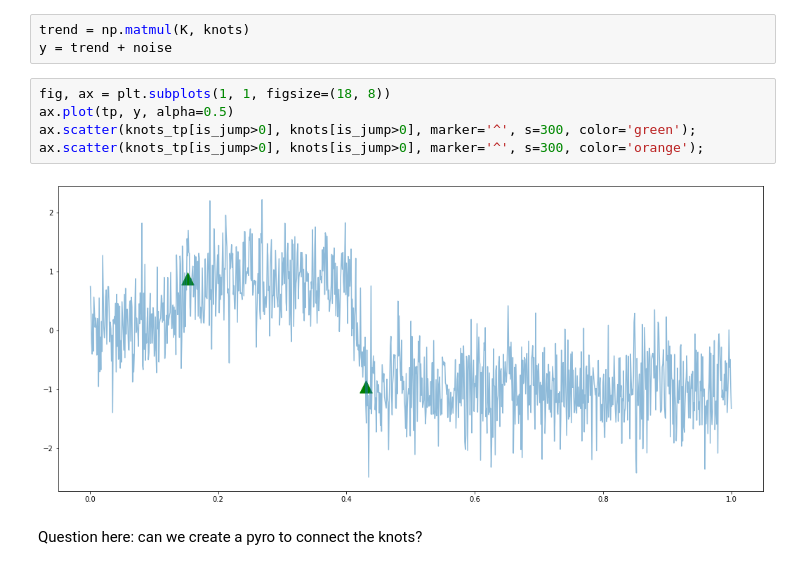
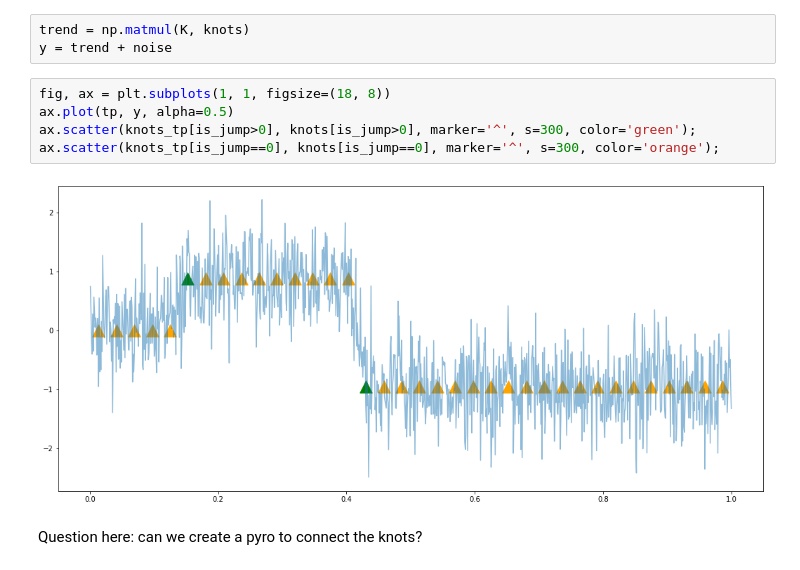
Before and after one commit to edwinnglabs/ts_playground, a Jupyter notebook: notebooks/Change Point.ipynb, the cells around one changed output. Cells and saved outputs as stored; diff of their text form.

```diff
--- a/notebooks/Change Point.ipynb
+++ b/notebooks/Change Point.ipynb
@@ -81,10 +81,10 @@ y = trend + noise
 # %%
 fig, ax = plt.subplots(1, 1, figsize=(18, 8))
 ax.plot(tp, y, alpha=0.5)
 ax.scatter(knots_tp[is_jump>0], knots[is_jump>0], marker='^', s=300, color='green');
-ax.scatter(knots_tp[is_jump>0], knots[is_jump>0], marker='^', s=300, color='orange');
+ax.scatter(knots_tp[is_jump==0], knots[is_jump==0], marker='^', s=300, color='orange');
 # %% [output]
-[figure, old version]
+[figure, new version]
 # %% [markdown]
 Question here: can we create a pyro to connect the knots?
 # %%
```
Also changed, not shown: parts of 4 cells of this notebook.
